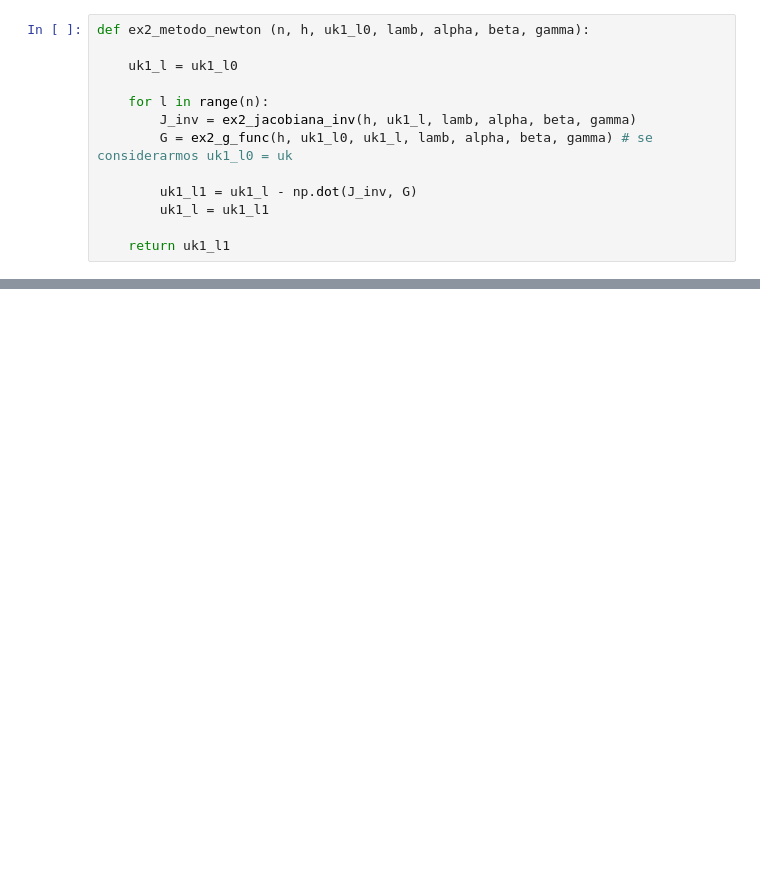
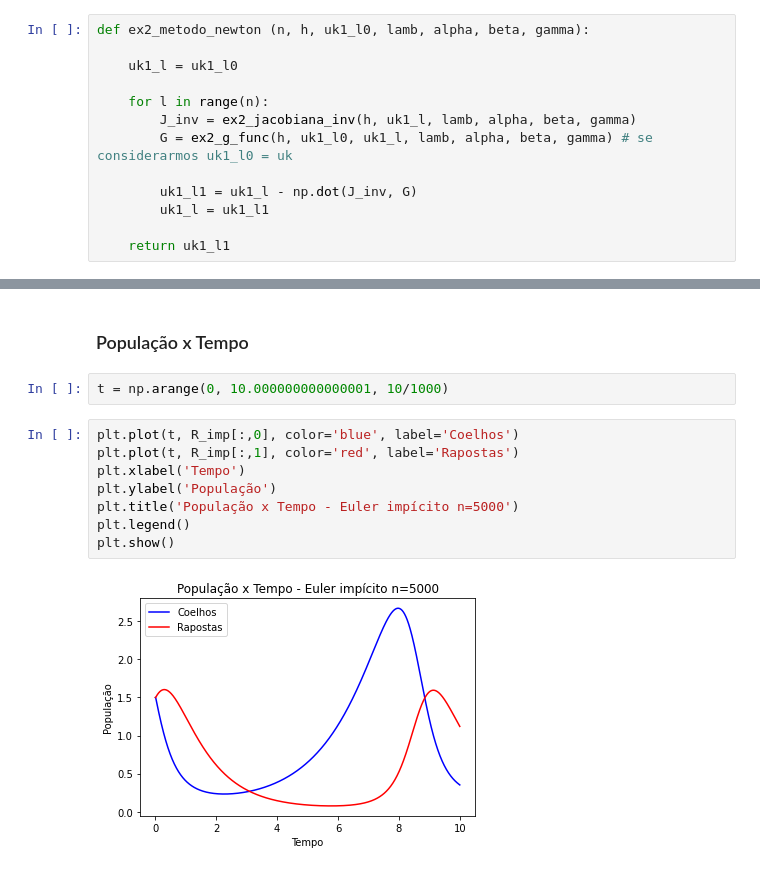
Before and after one commit to enzocardeal/MAP-EP2, a Jupyter notebook: ex2.ipynb, the cells around one changed output, grey strips where cells are left out. Cells and saved outputs as stored; diff of their text form; blank space fills up the shorter version.

```diff
--- a/ex2.ipynb
+++ b/ex2.ipynb
@@ -107,0 +186,14 @@ for i in range (1, 1001):
+# %% [markdown]
+### População x Tempo
+# %%
+t = np.arange(0, 10.000000000000001, 10/1000)
+# %%
+plt.plot(t, R_imp[:,0], color='blue', label='Coelhos')
+plt.plot(t, R_imp[:,1], color='red', label='Rapostas')
+plt.xlabel('Tempo')
+plt.ylabel('População')
+plt.title('População x Tempo - Euler impícito n=5000')
+plt.legend()
+plt.show()
+# %% [output]
+[figure, added]
```
Also changed, not shown: parts of 52 cells of this notebook, 4 other files.
